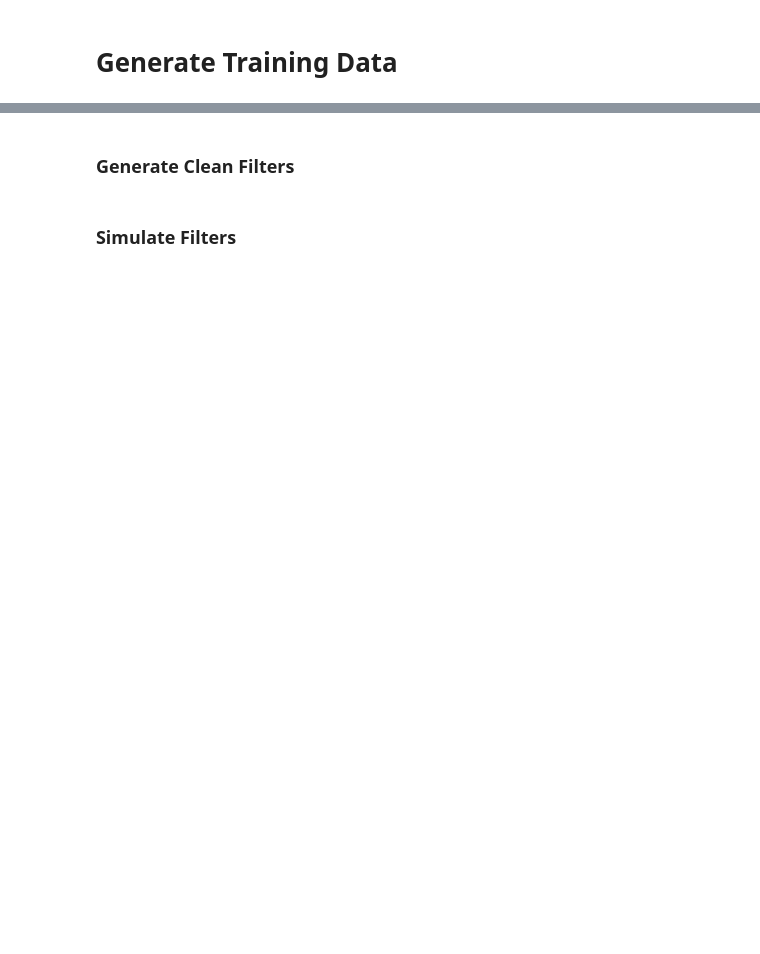
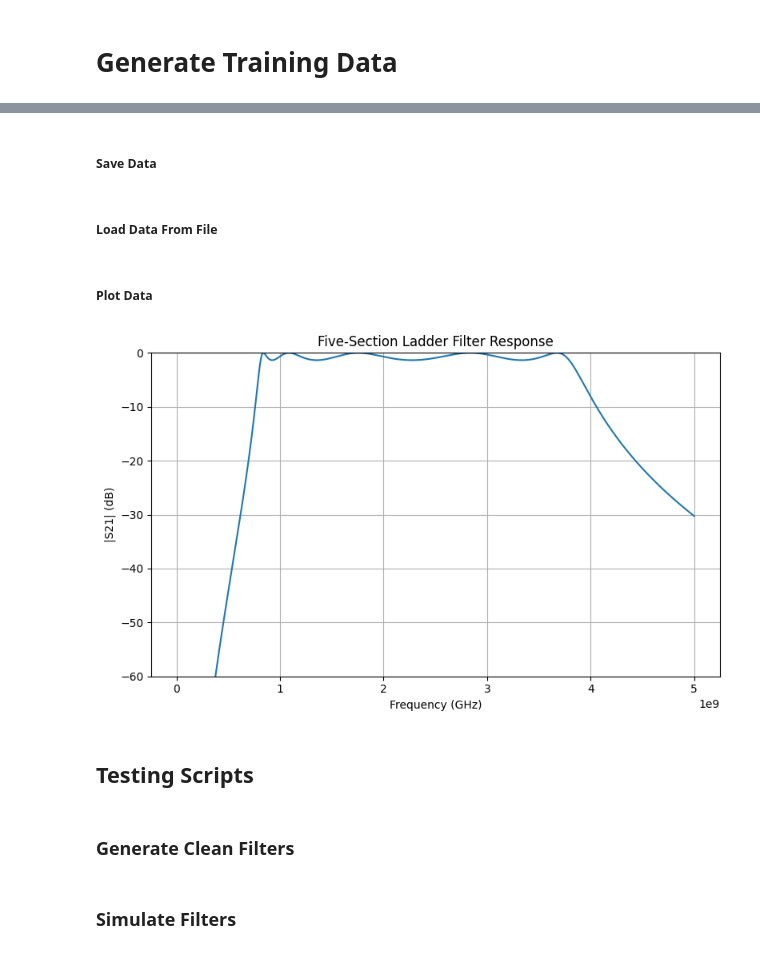
Before and after one commit to ericwilsonsb/_AI_Final_Code, a Jupyter notebook: Generate_Training_Data/gen_train_data.ipynb, the cells around one changed output, grey strips where cells are left out. Drawn from its saved outputs; the diff is of its cells as text; code cells hidden in the pictures; blank space fills up the shorter version.

Commit message:
data generation scripts done, Training Data Generated

```diff
--- a/Generate_Training_Data/gen_train_data.ipynb
+++ b/Generate_Training_Data/gen_train_data.ipynb
@@ -4,0 +7,17 @@
+# %%
+import gen_data
+
+device = "cpu"
+# device = "cuda"
+
+filters_clean, S21_dB_clean = gen_data.gen_cheby_data(num_filters=2000, num_f_pts=1000, device=device)
+
+filters_var_0p1, S21_dB_var_0p1 = gen_data.gen_cheby_data(num_filters=2000, num_f_pts=1000, comp_var=0.1, device=device)
+
+filters_var_0p2, S21_dB_var_0p2 = gen_data.gen_cheby_data(num_filters=2000, num_f_pts=1000, comp_var=0.2, device=device)
+
+filters_var_0p5, S21_dB_var_0p5 = gen_data.gen_cheby_data(num_filters=2000, num_f_pts=1000, comp_var=0.5, device=device)
+
+filters_rand, S21_dB_rand = gen_data.gen_rand_data(num_filters=2000, num_f_pts=1000, comp_val_min=1e-14, comp_val_max=1e-6, device=device)
+# %% [markdown]
+##### Save Data
@@ -4,0 +45,2 @@
+# %% [markdown]
+##### Load Data From File
@@ -5,3 +56,25 @@
+# %% [markdown]
+##### Plot Data
+# %%
+import numpy as np
+import matplotlib.pyplot as plt
+
+# Plot
+freq = np.linspace(0, 5e9, 1000)
+plt.figure(figsize=(8, 5))
+plt.plot(freq, S21_dB_clean[10,:])
+# plt.xlim(2.1e9, 2.7e9)
+plt.ylim(-60, 0)
+# plt.ylim(-10, 0)
+plt.xlabel("Frequency (GHz)")
+plt.ylabel("|S21| (dB)")
+plt.title("Five-Section Ladder Filter Response")
+plt.grid(True)
+plt.tight_layout()
+# %% [output]
+[figure, added]
+# %% [markdown]
+## Testing Scripts
 # %% [markdown]
 ### Generate Clean Filters
 # %%
```
Also changed, not shown: parts of 7 cells of this notebook, 2 other files.
